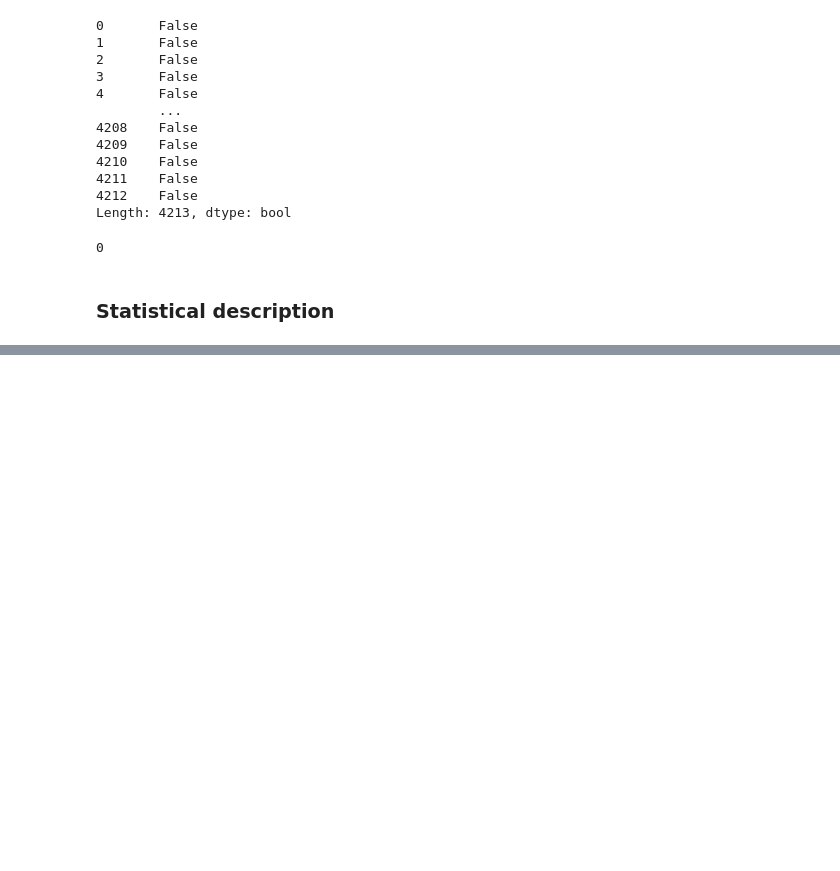
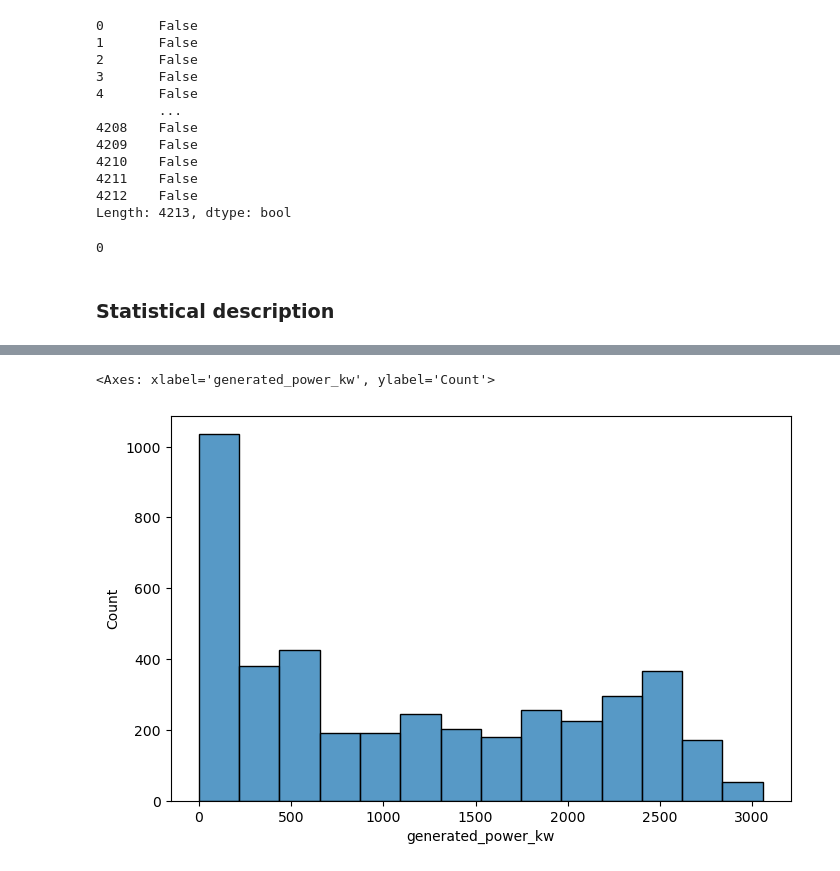
Before and after one commit to gavrilovicluka/machine-learning-projects, a Jupyter notebook: Projekat 1/Projekat1.ipynb, the cells around one changed output, grey strips where cells are left out. Drawn from its saved outputs; the diff is of its cells as text; code cells hidden in the pictures; blank space fills up the shorter version.

Commit message:
Histogrami i boxplots

```diff
--- a/Projekat 1/Projekat1.ipynb
+++ b/Projekat 1/Projekat1.ipynb
@@ -191,3 +180,9 @@ data.describe().T
 | zenith | 4213.0 | 59.980947 | 19.857711 | 17.727761 | 45.291631 | 62.142611 | 74.346737 | 128.41537 |
 | azimuth | 4213.0 | 169.167651 | 64.568385 | 54.379093 | 114.136600 | 163.241650 | 225.085620 | 289.04518 |
 | generated_power_kw | 4213.0 | 1134.347313 | 937.957247 | 0.000595 | 231.700450 | 971.642650 | 2020.966700 | 3056.79410 |
+# %%
+plt.figure(figsize=(8,5))
+sns.histplot(data['generated_power_kw'])
+# %% [output]
+<Axes: xlabel='generated_power_kw', ylabel='Count'>
+[figure, added]
```
Also changed, not shown: parts of 7 cells of this notebook.
